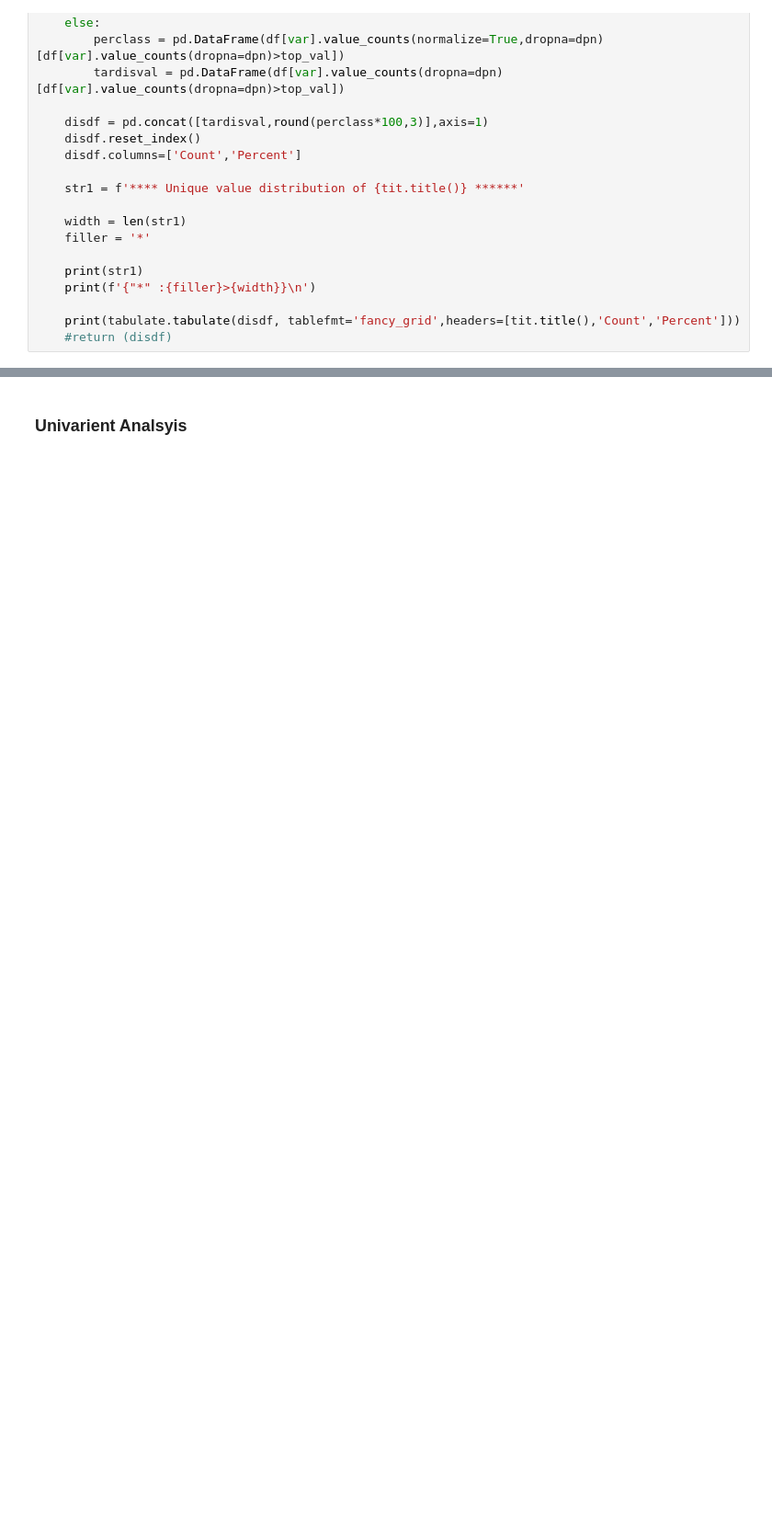
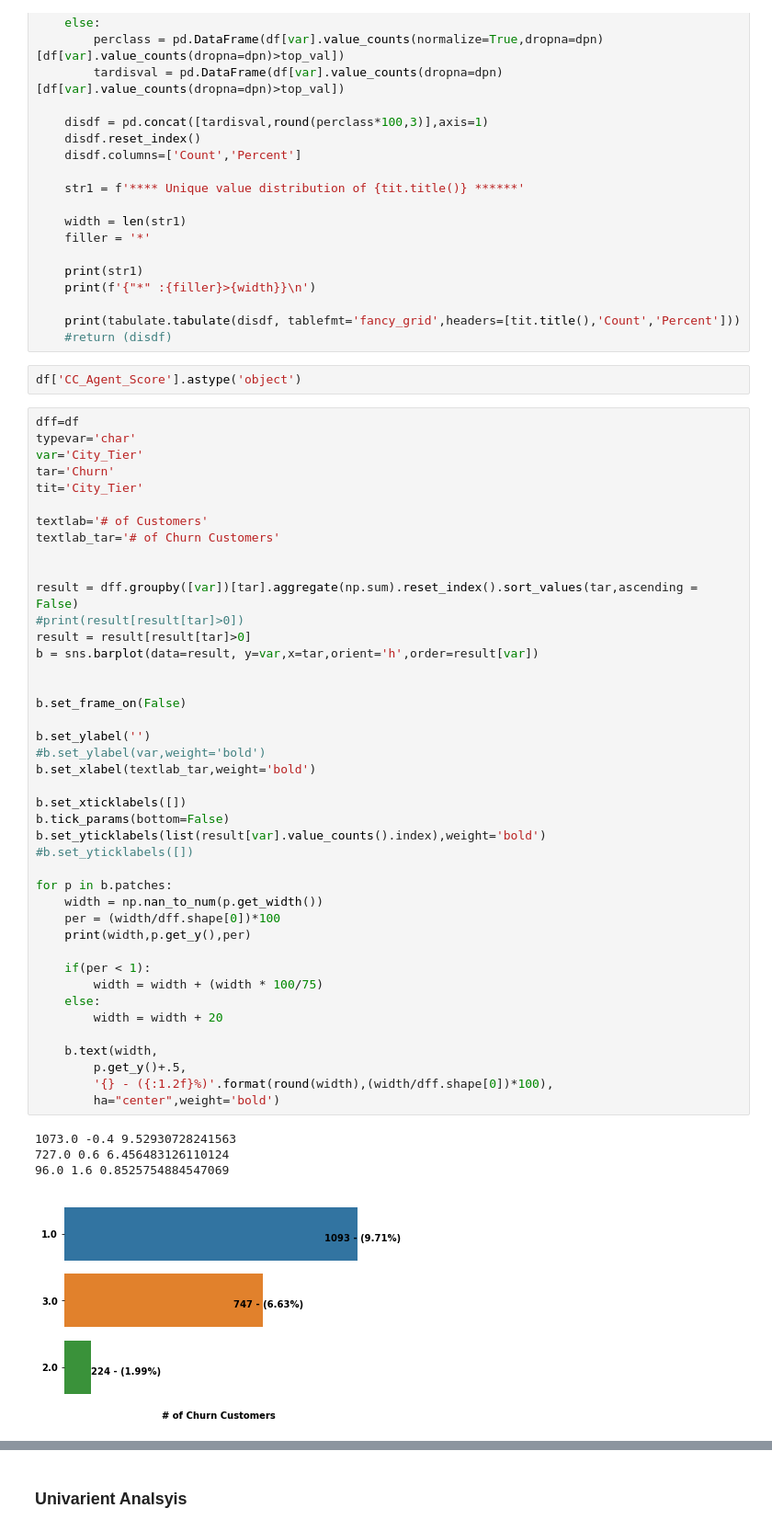
Before and after one commit to psiva2019/CustmerChurn, a Jupyter notebook: CustumerChurn.ipynb, the cells around one changed output, grey strips where cells are left out. Shown: that part at 92% size. Drawn from its saved outputs; the diff is of its cells as text; blank space fills up the shorter version.

```diff
--- a/CustumerChurn.ipynb
+++ b/CustumerChurn.ipynb
@@ -262,6 +262,55 @@ def unq_count_new(df,var,top_val,tit,dpn):
 
     print(tabulate.tabulate(disdf, tablefmt='fancy_grid',headers=[tit.title(),'Count','Percent']))
     #return (disdf)
+# %%
+df['CC_Agent_Score'].astype('object')
+# %%
+dff=df
+typevar='char'
+var='City_Tier'
+tar='Churn'
+tit='City_Tier'
+
+textlab='# of Customers'
+textlab_tar='# of Churn Customers'
+
+
+result = dff.groupby([var])[tar].aggregate(np.sum).reset_index().sort_values(tar,ascending = False)
+#print(result[result[tar]>0])
+result = result[result[tar]>0]
+b = sns.barplot(data=result, y=var,x=tar,orient='h',order=result[var])
+
+
+b.set_frame_on(False)
+
+b.set_ylabel('')
+#b.set_ylabel(var,weight='bold')
+b.set_xlabel(textlab_tar,weight='bold')
+
+b.set_xticklabels([])
+b.tick_params(bottom=False)
+b.set_yticklabels(list(result[var].value_counts().index),weight='bold')
+#b.set_yticklabels([])
+
+for p in b.patches:
+    width = np.nan_to_num(p.get_width())
+    per = (width/dff.shape[0])*100
+    print(width,p.get_y(),per)
+
+    if(per < 1):
+        width = width + (width * 100/75)
+    else:
+        width = width + 20
+
+    b.text(width,
+        p.get_y()+.5,
+        '{} - ({:1.2f}%)'.format(round(width),(width/dff.shape[0])*100),
+        ha="center",weight='bold')
+# %% [output]
+1073.0 -0.4 9.52930728241563
+727.0 0.6 6.456483126110124
+96.0 1.6 0.8525754884547069
+[figure, added]
 # %%
 dff=df
 typevar='char'
```
Also changed, not shown: parts of 14 cells of this notebook, 1 other file.
